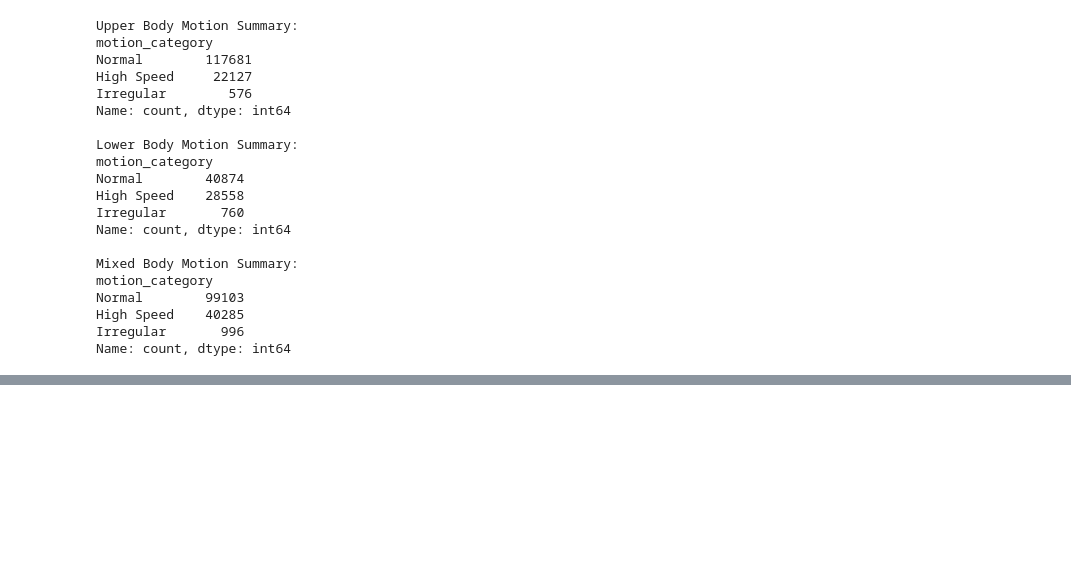
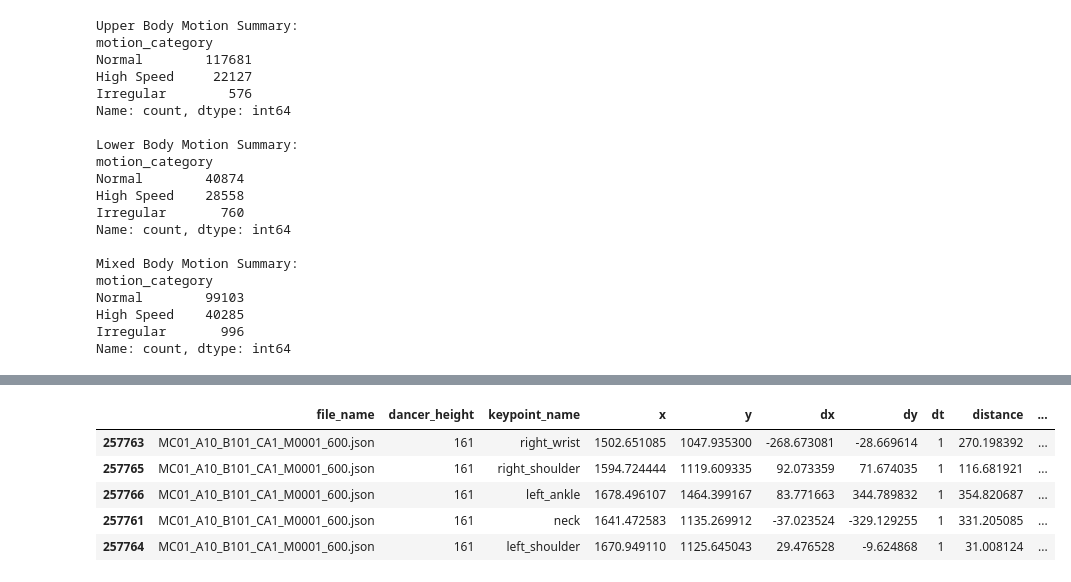
Before and after one commit to Arielle0222/Autonomous-Pedestrian-Prediction-with-Talchum-Motion-Data, a Jupyter notebook: step2_EDA_correlatioin.ipynb, the cells around one changed output, grey strips where cells are left out. Saved outputs shown, nothing was run; the diff lists cells and outputs as text; code cells hidden in the pictures; blank space fills up the shorter version.

```diff
--- a/step2_EDA_correlatioin.ipynb
+++ b/step2_EDA_correlatioin.ipynb
@@ -685,0 +790,10 @@ display(df[['file_name', 'keypoint_name', 'velocity']])
+# %%
+df_sorted.tail(5)
+# print(type(df_sorted)) #<class 'pandas.core.frame.DataFrame'>
+# %% [output]
+|  | file_name | dancer_height | keypoint_name | x | y | dx | dy | dt | distance | ... |
+| 257763 | MC01_A10_B101_CA1_M0001_600.json | 161 | right_wrist | 1502.651085 | 1047.935300 | -268.673081 | -28.669614 | 1 | 270.198392 | ... |
+| 257765 | MC01_A10_B101_CA1_M0001_600.json | 161 | right_shoulder | 1594.724444 | 1119.609335 | 92.073359 | 71.674035 | 1 | 116.681921 | ... |
+| 257766 | MC01_A10_B101_CA1_M0001_600.json | 161 | left_ankle | 1678.496107 | 1464.399167 | 83.771663 | 344.789832 | 1 | 354.820687 | ... |
+| 257761 | MC01_A10_B101_CA1_M0001_600.json | 161 | neck | 1641.472583 | 1135.269912 | -37.023524 | -329.129255 | 1 | 331.205085 | ... |
+| 257764 | MC01_A10_B101_CA1_M0001_600.json | 161 | left_shoulder | 1670.949110 | 1125.645043 | 29.476528 | -9.624868 | 1 | 31.008124 | ... |
```
Also changed, not shown: parts of 25 cells of this notebook, 2 other files.
